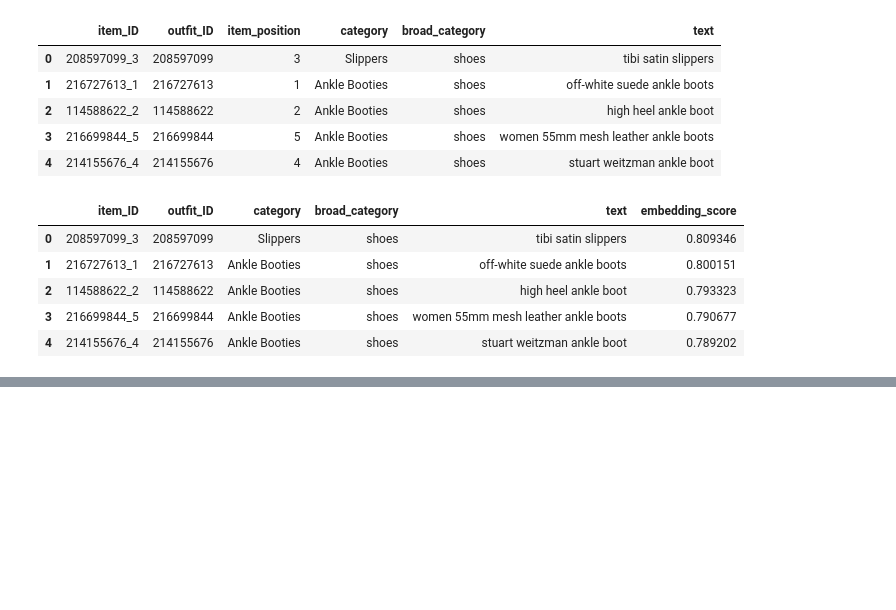
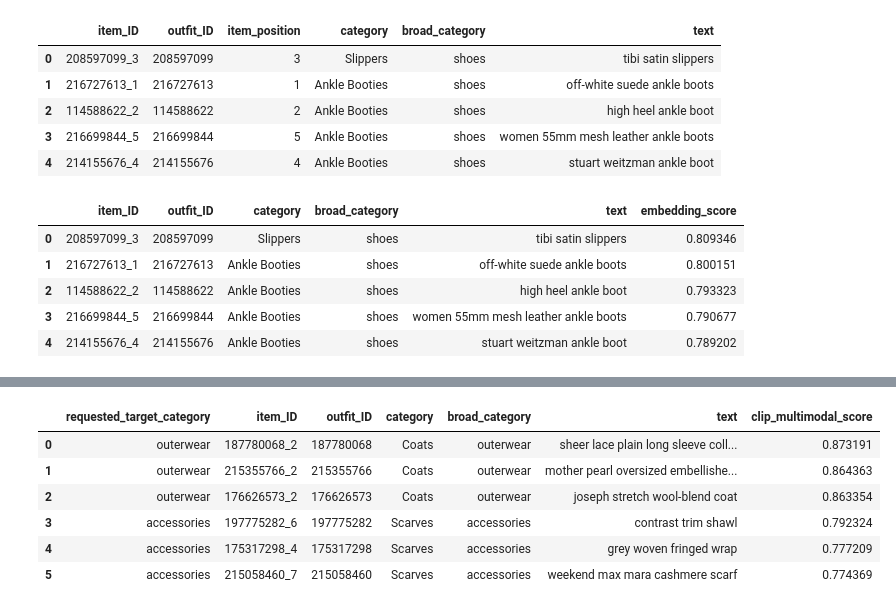
Before and after one commit to farzadismyid/evidence_fashion_recommender, a Jupyter notebook: notebook.ipynb, the cells around one changed output, grey strips where cells are left out. Saved outputs shown, nothing was run; the diff lists cells and outputs as text; code cells hidden in the pictures; blank space fills up the shorter version.

Commit message:
Support multi category CLIP retrieval

```diff
--- a/notebook.ipynb
+++ b/notebook.ipynb
@@ -2654,3 +2654,80 @@ Baseline recommendations:
 | 2 | 114588622_2 | 114588622 | Ankle Booties | shoes | high heel ankle boot | 0.793323 |
 | 3 | 216699844_5 | 216699844 | Ankle Booties | shoes | women 55mm mesh leather ankle boots | 0.790677 |
 | 4 | 214155676_4 | 214155676 | Ankle Booties | shoes | stuart weitzman ankle boot | 0.789202 |
+# %%
+# Cell 37: Multi-category CLIP recommendation function
+# RUN EVERY SESSION AFTER CELL 36
+
+def retrieve_clip_multimodal_multi_category(
+    query_item_id=None,
+    user_text="",
+    target_categories=None,
+    top_k_per_category=5,
+    exclude_same_outfit=True,
+):
+    """
+    Retrieve CLIP multimodal recommendations for one or more target categories.
+    """
+    if target_categories is None:
+        target_categories = ["shoes"]
+
+    all_results = []
+    query_item_row = None
+
+    if query_item_id is not None:
+        query_item_row = get_query_item_by_id(query_item_id)
+
+    for target_category in target_categories:
+        retrieval_result = retrieve_clip_multimodal_recommendations(
+            query_item_id=query_item_id,
+            user_text=user_text,
+            target_category=target_category,
+            top_k=top_k_per_category,
+            exclude_same_outfit=exclude_same_outfit,
+        )
+
+        category_results = retrieval_result["results"].copy()
+        category_results["requested_target_category"] = target_category
+        category_results["query_text"] = retrieval_result["query_text"]
+
+        all_results.append(category_results)
+
+    combined_results = pd.concat(all_results, ignore_index=True)
+
+    return {
+        "query_item": query_item_row,
+        "user_text": user_text,
+        "target_categories": target_categories,
+        "results": combined_results,
+    }
+
+
+multi_category_test = retrieve_clip_multimodal_multi_category(
+    query_item_id="100002074_1",
+    user_text="recommend a jacket and accessories for a smart casual look",
+    target_categories=["outerwear", "accessories"],
+    top_k_per_category=3,
+)
+
+print("Query item:")
+display(
+    pd.DataFrame([multi_category_test["query_item"]])[
+        ["item_ID", "outfit_ID", "category", "query_category", "text"]
+    ]
+)
+
+print("\nMulti-category CLIP results:")
+display(
+    multi_category_test["results"][
+        [
+            "requested_target_category",
+            "item_ID",
+            "outfit_ID",
+            "category",
+            "broad_category",
+            "text",
+            "clip_multimodal_score",
+        ]
+    ]
+)
+# %% [output]
@@ -2656,0 +2738,7 @@ Baseline recommendations:
+|  | requested_target_category | item_ID | outfit_ID | category | broad_category | text | clip_multimodal_score |
+| 0 | outerwear | 187780068_2 | 187780068 | Coats | outerwear | sheer lace plain long sleeve coll... | 0.873191 |
+| 1 | outerwear | 215355766_2 | 215355766 | Coats | outerwear | mother pearl oversized embellishe... | 0.864363 |
+| 2 | outerwear | 176626573_2 | 176626573 | Coats | outerwear | joseph stretch wool-blend coat | 0.863354 |
+| 3 | accessories | 197775282_6 | 197775282 | Scarves | accessories | contrast trim shawl | 0.792324 |
+| 4 | accessories | 175317298_4 | 175317298 | Scarves | accessories | grey woven fringed wrap | 0.777209 |
+| 5 | accessories | 215058460_7 | 215058460 | Scarves | accessories | weekend max mara cashmere scarf | 0.774369 |
```
Also changed, not shown: parts of 1 cell of this notebook.
